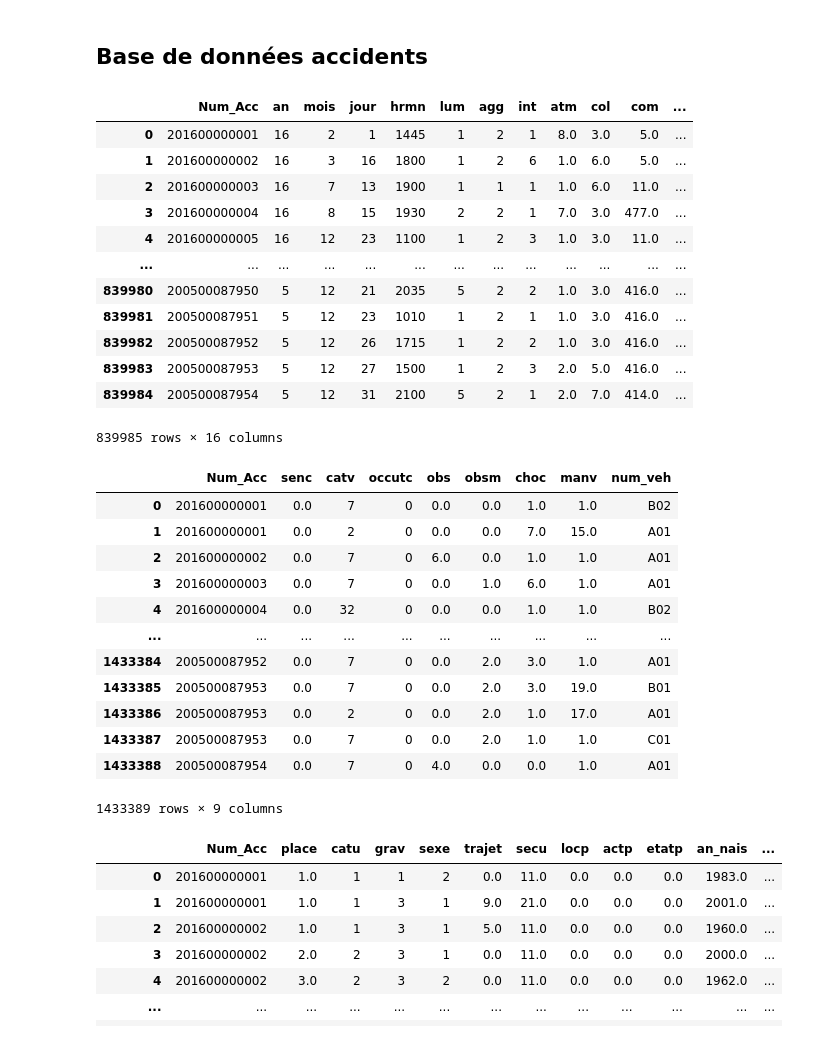
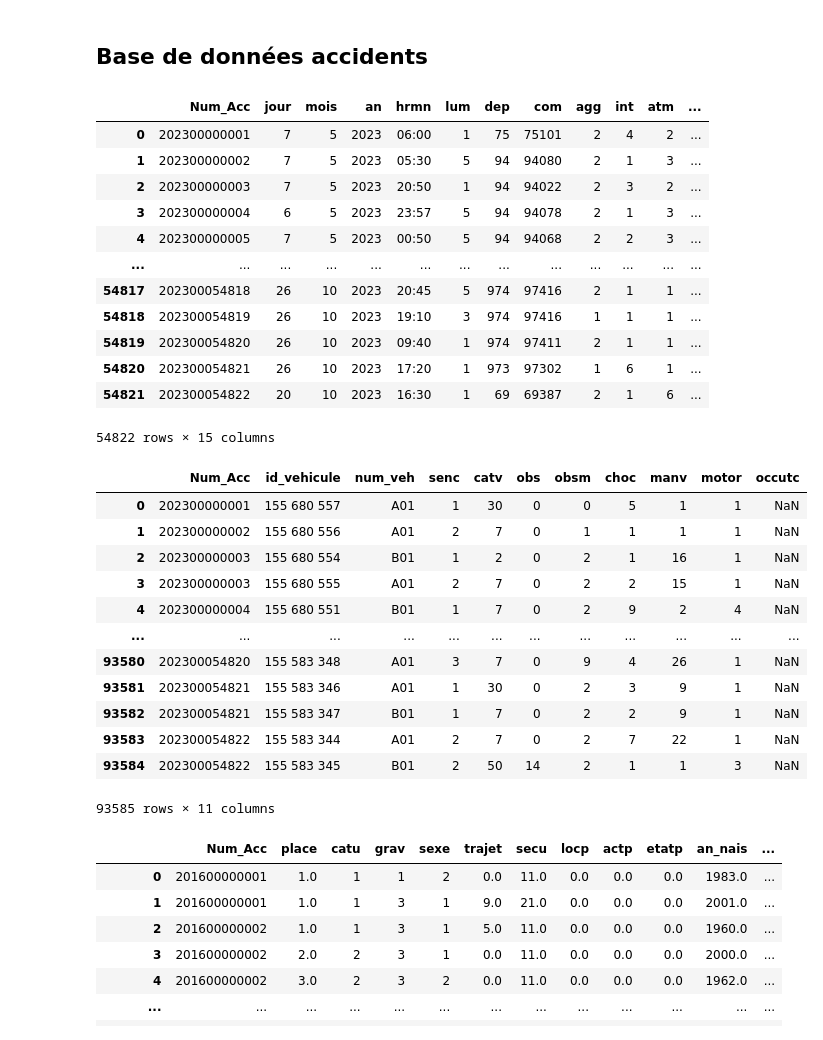
Before and after one commit to Flotauv/Projet_Data_Innovant-, a Jupyter notebook: Projet_FLO.ipynb, the cells around one changed output. Saved outputs shown, nothing was run; the diff lists cells and outputs as text; code cells hidden in the pictures.

```diff
--- a/Projet_FLO.ipynb
+++ b/Projet_FLO.ipynb
@@ -9,39 +9,41 @@ import seaborn as sns
 # %% [markdown]
 ## Base de données accidents
 # %%
-df_accidents = pd.read_csv("BaseDeDonnées/Accidents_france_2005_2016/caracteristics.csv",encoding='latin-1')
+#df_accidents = pd.read_csv("BaseDeDonnées/Accidents_france/caracteristics.csv",encoding='latin-1') #2005-2016
+#df_accidents = pd.read_csv("BaseDeDonnées/Accidents_france/caract-2023.csv",sep=';') #2023
 df_accidents
 # %% [output]
-|  | Num_Acc | an | mois | jour | hrmn | lum | agg | int | atm | col | com | ... |
-| 0 | 201600000001 | 16 | 2 | 1 | 1445 | 1 | 2 | 1 | 8.0 | 3.0 | 5.0 | ... |
-| 1 | 201600000002 | 16 | 3 | 16 | 1800 | 1 | 2 | 6 | 1.0 | 6.0 | 5.0 | ... |
-| 2 | 201600000003 | 16 | 7 | 13 | 1900 | 1 | 1 | 1 | 1.0 | 6.0 | 11.0 | ... |
-| 3 | 201600000004 | 16 | 8 | 15 | 1930 | 2 | 2 | 1 | 7.0 | 3.0 | 477.0 | ... |
-| 4 | 201600000005 | 16 | 12 | 23 | 1100 | 1 | 2 | 3 | 1.0 | 3.0 | 11.0 | ... |
+|  | Num_Acc | jour | mois | an | hrmn | lum | dep | com | agg | int | atm | ... |
+| 0 | 202300000001 | 7 | 5 | 2023 | 06:00 | 1 | 75 | 75101 | 2 | 4 | 2 | ... |
+| 1 | 202300000002 | 7 | 5 | 2023 | 05:30 | 5 | 94 | 94080 | 2 | 1 | 3 | ... |
+| 2 | 202300000003 | 7 | 5 | 2023 | 20:50 | 1 | 94 | 94022 | 2 | 3 | 2 | ... |
+| 3 | 202300000004 | 6 | 5 | 2023 | 23:57 | 5 | 94 | 94078 | 2 | 1 | 3 | ... |
+| 4 | 202300000005 | 7 | 5 | 2023 | 00:50 | 5 | 94 | 94068 | 2 | 2 | 3 | ... |
 | ... | ... | ... | ... | ... | ... | ... | ... | ... | ... | ... | ... | ... |
-| 839980 | 200500087950 | 5 | 12 | 21 | 2035 | 5 | 2 | 2 | 1.0 | 3.0 | 416.0 | ... |
-| 839981 | 200500087951 | 5 | 12 | 23 | 1010 | 1 | 2 | 1 | 1.0 | 3.0 | 416.0 | ... |
-| 839982 | 200500087952 | 5 | 12 | 26 | 1715 | 1 | 2 | 2 | 1.0 | 3.0 | 416.0 | ... |
-| 839983 | 200500087953 | 5 | 12 | 27 | 1500 | 1 | 2 | 3 | 2.0 | 5.0 | 416.0 | ... |
-| 839984 | 200500087954 | 5 | 12 | 31 | 2100 | 5 | 2 | 1 | 2.0 | 7.0 | 414.0 | ... |
+| 54817 | 202300054818 | 26 | 10 | 2023 | 20:45 | 5 | 974 | 97416 | 2 | 1 | 1 | ... |
+| 54818 | 202300054819 | 26 | 10 | 2023 | 19:10 | 3 | 974 | 97416 | 1 | 1 | 1 | ... |
+| 54819 | 202300054820 | 26 | 10 | 2023 | 09:40 | 1 | 974 | 97411 | 2 | 1 | 1 | ... |
+| 54820 | 202300054821 | 26 | 10 | 2023 | 17:20 | 1 | 973 | 97302 | 1 | 6 | 1 | ... |
+| 54821 | 202300054822 | 20 | 10 | 2023 | 16:30 | 1 | 69 | 69387 | 2 | 1 | 6 | ... |
-839985 rows × 16 columns
+54822 rows × 15 columns
 # %%
-df_vehicules = pd.read_csv('BaseDeDonnées/Accidents_france_2005_2016/vehicles.csv')
+#df_vehicules = pd.read_csv('BaseDeDonnées/Accidents_france/vehicles.csv')
+df_vehicules = pd.read_csv('BaseDeDonnées/Accidents_france/vehicules-2023.csv',sep=';')
 df_vehicules
 # %% [output]
-|  | Num_Acc | senc | catv | occutc | obs | obsm | choc | manv | num_veh |
-| 0 | 201600000001 | 0.0 | 7 | 0 | 0.0 | 0.0 | 1.0 | 1.0 | B02 |
-| 1 | 201600000001 | 0.0 | 2 | 0 | 0.0 | 0.0 | 7.0 | 15.0 | A01 |
-| 2 | 201600000002 | 0.0 | 7 | 0 | 6.0 | 0.0 | 1.0 | 1.0 | A01 |
-| 3 | 201600000003 | 0.0 | 7 | 0 | 0.0 | 1.0 | 6.0 | 1.0 | A01 |
-| 4 | 201600000004 | 0.0 | 32 | 0 | 0.0 | 0.0 | 1.0 | 1.0 | B02 |
-| ... | ... | ... | ... | ... | ... | ... | ... | ... | ... |
-| 1433384 | 200500087952 | 0.0 | 7 | 0 | 0.0 | 2.0 | 3.0 | 1.0 | A01 |
-| 1433385 | 200500087953 | 0.0 | 7 | 0 | 0.0 | 2.0 | 3.0 | 19.0 | B01 |
-| 1433386 | 200500087953 | 0.0 | 2 | 0 | 0.0 | 2.0 | 1.0 | 17.0 | A01 |
-| 1433387 | 200500087953 | 0.0 | 7 | 0 | 0.0 | 2.0 | 1.0 | 1.0 | C01 |
-| 1433388 | 200500087954 | 0.0 | 7 | 0 | 4.0 | 0.0 | 0.0 | 1.0 | A01 |
+|  | Num_Acc | id_vehicule | num_veh | senc | catv | obs | obsm | choc | manv | motor | occutc |
+| 0 | 202300000001 | 155 680 557 | A01 | 1 | 30 | 0 | 0 | 5 | 1 | 1 | NaN |
+| 1 | 202300000002 | 155 680 556 | A01 | 2 | 7 | 0 | 1 | 1 | 1 | 1 | NaN |
+| 2 | 202300000003 | 155 680 554 | B01 | 1 | 2 | 0 | 2 | 1 | 16 | 1 | NaN |
+| 3 | 202300000003 | 155 680 555 | A01 | 2 | 7 | 0 | 2 | 2 | 15 | 1 | NaN |
+| 4 | 202300000004 | 155 680 551 | B01 | 1 | 7 | 0 | 2 | 9 | 2 | 4 | NaN |
+| ... | ... | ... | ... | ... | ... | ... | ... | ... | ... | ... | ... |
+| 93580 | 202300054820 | 155 583 348 | A01 | 3 | 7 | 0 | 9 | 4 | 26 | 1 | NaN |
+| 93581 | 202300054821 | 155 583 346 | A01 | 1 | 30 | 0 | 2 | 3 | 9 | 1 | NaN |
+| 93582 | 202300054821 | 155 583 347 | B01 | 1 | 7 | 0 | 2 | 2 | 9 | 1 | NaN |
+| 93583 | 202300054822 | 155 583 344 | A01 | 2 | 7 | 0 | 2 | 7 | 22 | 1 | NaN |
+| 93584 | 202300054822 | 155 583 345 | B01 | 2 | 50 | 14 | 2 | 1 | 1 | 3 | NaN |
-1433389 rows × 9 columns
+93585 rows × 11 columns
 # %%
 df_users = pd.read_csv('BaseDeDonnées/Accidents_france_2005_2016/users.csv')
 
```
Also changed, not shown: parts of 11 cells of this notebook, 1 other file.
